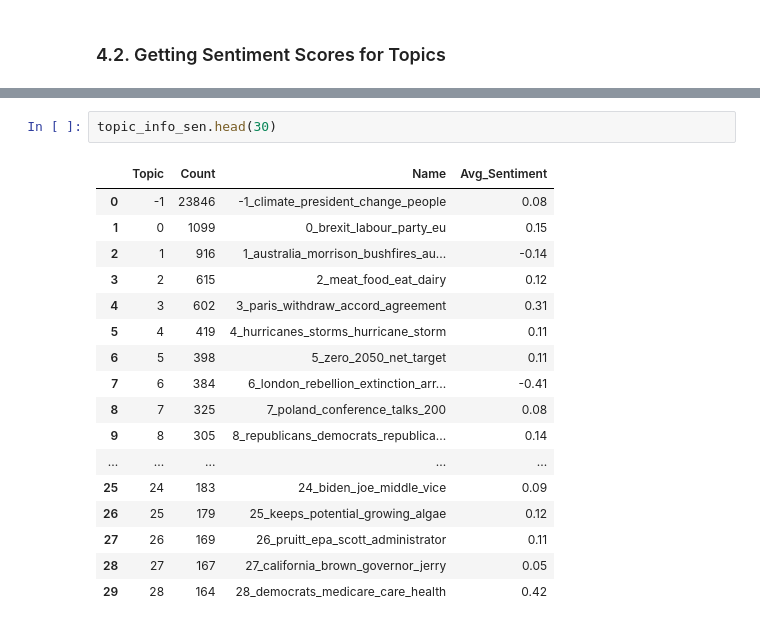
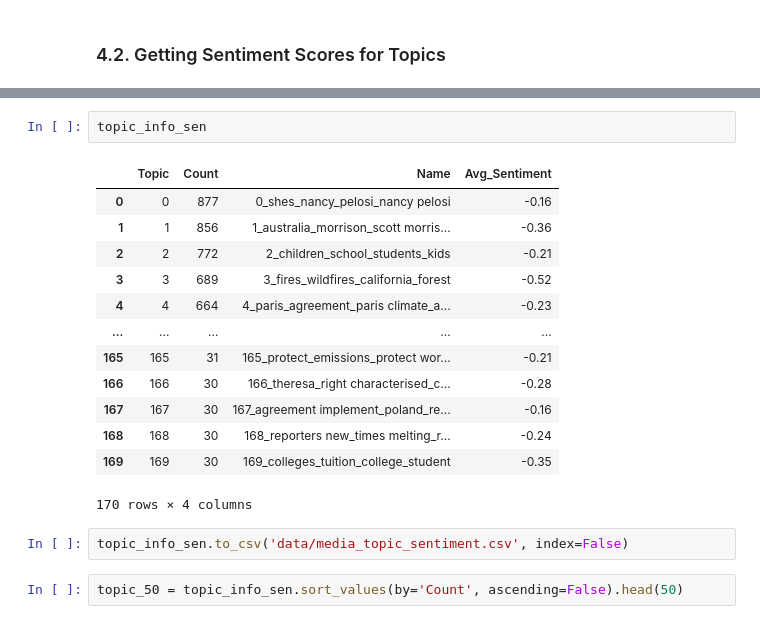
Before and after one commit to Eco-Emotions/climate-change-discourse, a Jupyter notebook: media_topic_sentiment.ipynb, the cells around one changed output, grey strips where cells are left out. Saved outputs shown, nothing was run; the diff lists cells and outputs as text.

```diff
--- a/media_topic_sentiment.ipynb
+++ b/media_topic_sentiment.ipynb
@@ -219,20 +346,20 @@ topic_info_sen
+# %%
+topic_info_sen
+# %% [output]
+|  | Topic | Count | Name | Avg_Sentiment |
+| 0 | 0 | 877 | 0_shes_nancy_pelosi_nancy pelosi | -0.16 |
+| 1 | 1 | 856 | 1_australia_morrison_scott morris... | -0.36 |
+| 2 | 2 | 772 | 2_children_school_students_kids | -0.21 |
+| 3 | 3 | 689 | 3_fires_wildfires_california_forest | -0.52 |
+| 4 | 4 | 664 | 4_paris_agreement_paris climate_a... | -0.23 |
+| ... | ... | ... | ... | ... |
+| 165 | 165 | 31 | 165_protect_emissions_protect wor... | -0.21 |
+| 166 | 166 | 30 | 166_theresa_right characterised_c... | -0.28 |
+| 167 | 167 | 30 | 167_agreement implement_poland_re... | -0.16 |
+| 168 | 168 | 30 | 168_reporters new_times melting_r... | -0.24 |
+| 169 | 169 | 30 | 169_colleges_tuition_college_student | -0.35 |
+170 rows × 4 columns
+# %%
+topic_info_sen.to_csv('data/media_topic_sentiment.csv', index=False)
 # %%
-topic_info_sen.head(30)
+topic_50 = topic_info_sen.sort_values(by='Count', ascending=False).head(50)
-# %% [output]
-|  | Topic | Count | Name | Avg_Sentiment |
-| 0 | -1 | 23846 | -1_climate_president_change_people | 0.08 |
-| 1 | 0 | 1099 | 0_brexit_labour_party_eu | 0.15 |
-| 2 | 1 | 916 | 1_australia_morrison_bushfires_au... | -0.14 |
-| 3 | 2 | 615 | 2_meat_food_eat_dairy | 0.12 |
-| 4 | 3 | 602 | 3_paris_withdraw_accord_agreement | 0.31 |
-| 5 | 4 | 419 | 4_hurricanes_storms_hurricane_storm | 0.11 |
-| 6 | 5 | 398 | 5_zero_2050_net_target | 0.11 |
-| 7 | 6 | 384 | 6_london_rebellion_extinction_arr... | -0.41 |
-| 8 | 7 | 325 | 7_poland_conference_talks_200 | 0.08 |
-| 9 | 8 | 305 | 8_republicans_democrats_republica... | 0.14 |
-| ... | ... | ... | ... | ... |
-| 25 | 24 | 183 | 24_biden_joe_middle_vice | 0.09 |
-| 26 | 25 | 179 | 25_keeps_potential_growing_algae | 0.12 |
-| 27 | 26 | 169 | 26_pruitt_epa_scott_administrator | 0.11 |
-| 28 | 27 | 167 | 27_california_brown_governor_jerry | 0.05 |
-| 29 | 28 | 164 | 28_democrats_medicare_care_health | 0.42 |
```
Also changed, not shown: parts of 20 cells of this notebook, 2 other files.
